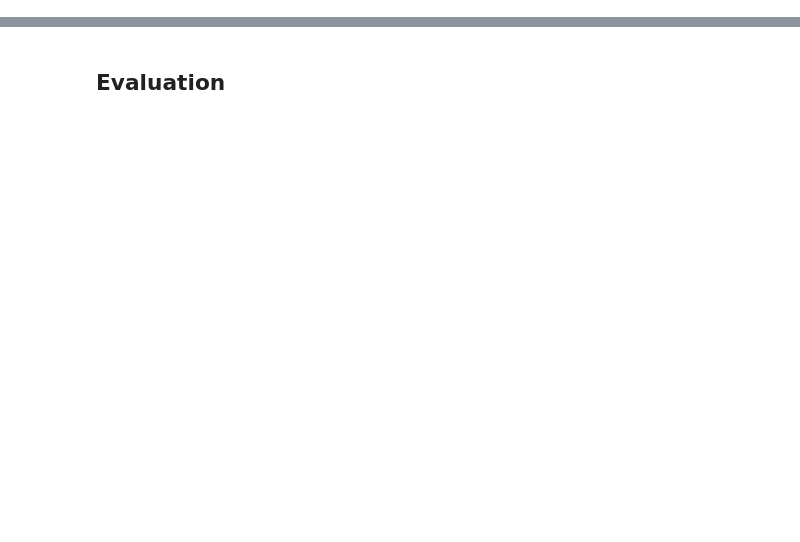
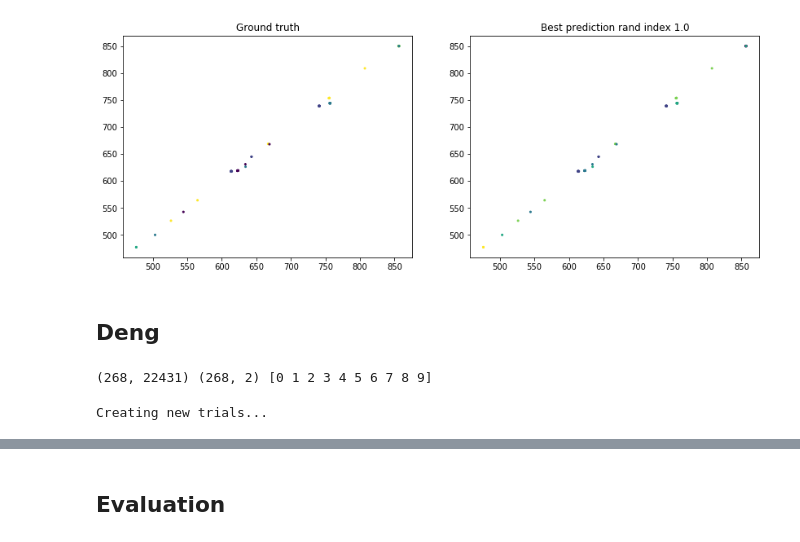
Before and after one commit to ciortanmadalina/single-cell-sota, a Jupyter notebook: gmm/pipeline.ipynb, the cells around one changed output, grey strips where cells are left out. Cells and saved outputs as stored; diff of their text form; code cells hidden in the pictures; blank space fills up the shorter version.

```diff
--- a/gmm/pipeline.ipynb
+++ b/gmm/pipeline.ipynb
@@ -128,0 +38,5 @@ clusters = model.predict(pc)
+# %%
+dataset = 'brainCIDR'
+df, truth = gmm_utils.loadData(dataset)
+umap2D = gmm_utils.getUmap(df, pca_comp = 10)
+print(df.shape, truth.shape, truth.clusters.unique())
@@ -128,0 +45,11 @@ clusters = model.predict(pc)
+# %%
+params={}
+params['dataset'] = 'brainCIDR'
+params['minCellsPerGene'] = 0
+params['minGeneDispersion'] = 0
+params['log'] = True # True, False
+params['scaler'] = 'standardScaleCells'#
+params['pca_comp'] = 10 #range (3, 300)
+params['nb_clusters'] =8 #3 -15
+# %%
+gmm_utils.run(params);
@@ -128,0 +156,4 @@ clusters = model.predict(pc)
+# %%
+dataset= 'pancreaticIsletCIDR'
+df, truth = gmm_utils.loadData(dataset)
+print(df.shape, truth.shape, truth.clusters.unique())
@@ -128,0 +244,14 @@ clusters = model.predict(pc)
+# %%
+summaryDf = pd.read_pickle(f'{dataset}_df.pkl')
+gmm_utils.plotBestPrediction(summaryDf, dataset, pca_comp = 4)
+# %% [output]
+[figure, added]
+# %% [markdown]
+## Deng
+# %%
+dataset= 'deng'
+df, truth = gmm_utils.loadData(dataset)
+umap2D = gmm_utils.getUmap(df, pca_comp = 10)
+print(df.shape, truth.shape, truth.clusters.unique())
+# %% [output]
+(268, 22431) (268, 2) [0 1 2 3 4 5 6 7 8 9]
@@ -128,0 +272,4 @@ clusters = model.predict(pc)
+# %%
+trials=hyperopt_utils.getTrials(filename ,restart = False )
+# %% [output]
+Creating new trials...
```
Also changed, not shown: parts of 46 cells of this notebook, 8 other files.
